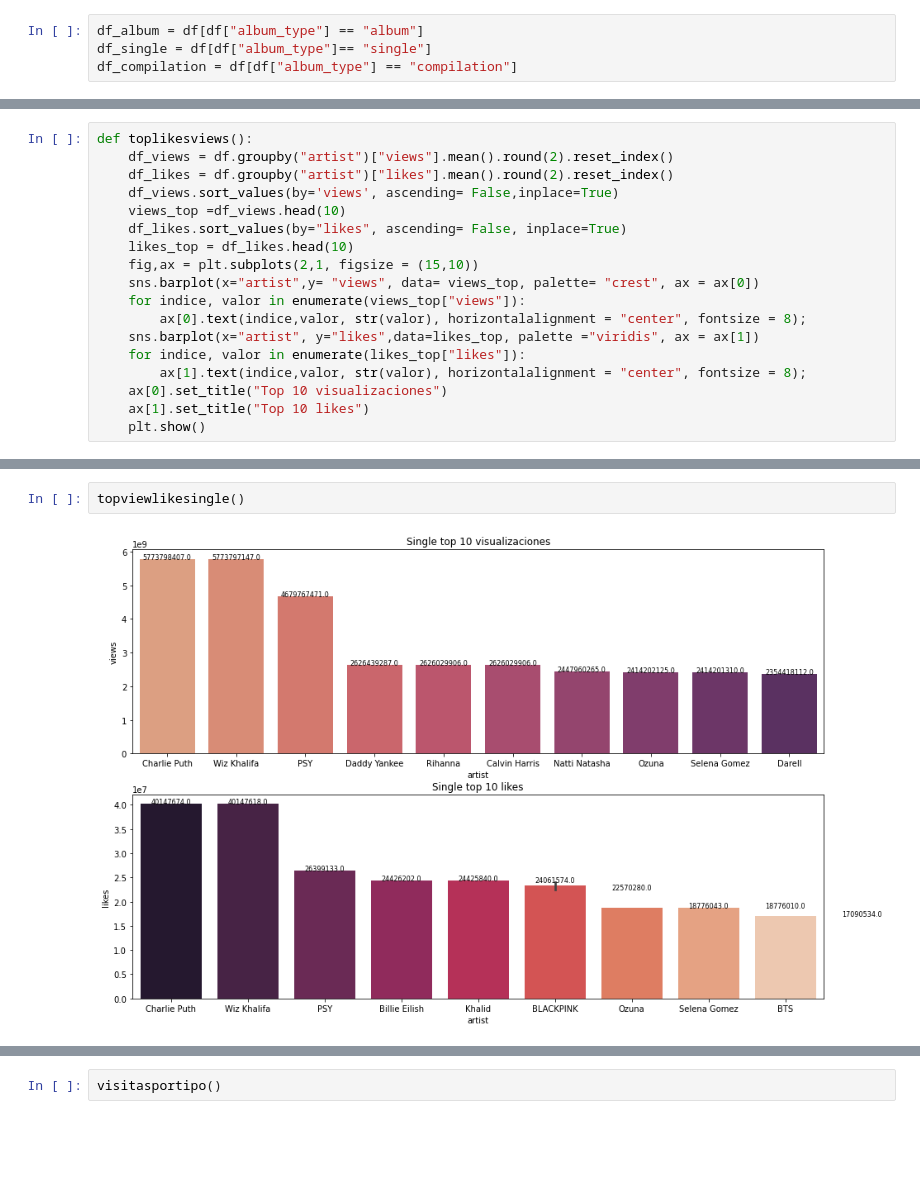
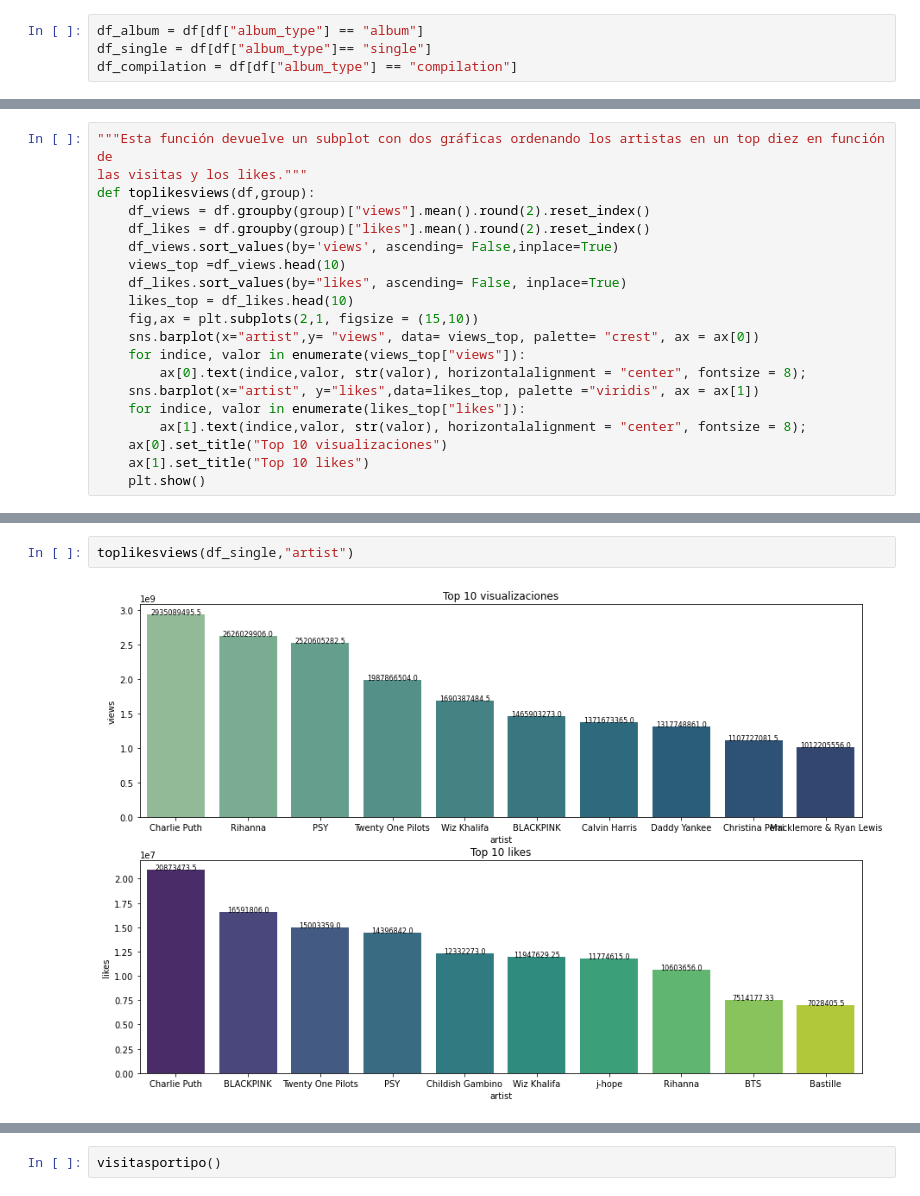
Before and after one commit to victoriasm13/DA-promoE-Mod2-Evaluacion-sprint1-Victoria, a Jupyter notebook: Análisis de datos/Funciones_Viz_EV.ipynb, the cells around one changed output, grey strips where cells are left out. Drawn from its saved outputs; the diff is of its cells as text; blank space fills up the shorter version.

```diff
--- a/Análisis de datos/Funciones_Viz_EV.ipynb
+++ b/Análisis de datos/Funciones_Viz_EV.ipynb
@@ -32,7 +46,9 @@ std            0.17          0.29         0.11
 # %%
-def toplikesviews():
-    df_views = df.groupby("artist")["views"].mean().round(2).reset_index()
-    df_likes = df.groupby("artist")["likes"].mean().round(2).reset_index()
+"""Esta función devuelve un subplot con dos gráficas ordenando los artistas en un top diez en función de
+las visitas y los likes."""
+def toplikesviews(df,group):
+    df_views = df.groupby(group)["views"].mean().round(2).reset_index()
+    df_likes = df.groupby(group)["likes"].mean().round(2).reset_index()
     df_views.sort_values(by='views', ascending= False,inplace=True)
     views_top =df_views.head(10)
     df_likes.sort_values(by="likes", ascending= False, inplace=True)
@@ -70,5 +70,5 @@ def topviewlikesingle():
-# %%
-topviewlikesingle()
-# %% [output]
-[figure, removed]
+# %%
+toplikesviews(df_single,"artist")
+# %% [output]
+[figure, added]
 # %%
```
Also changed, not shown: parts of 11 cells of this notebook, 2 other files.
